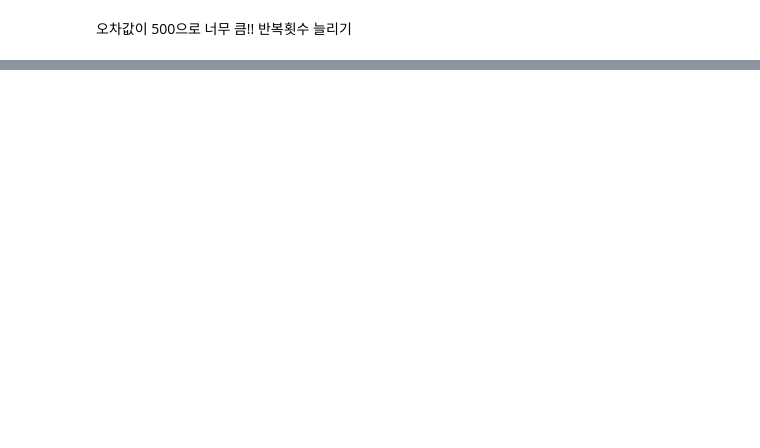
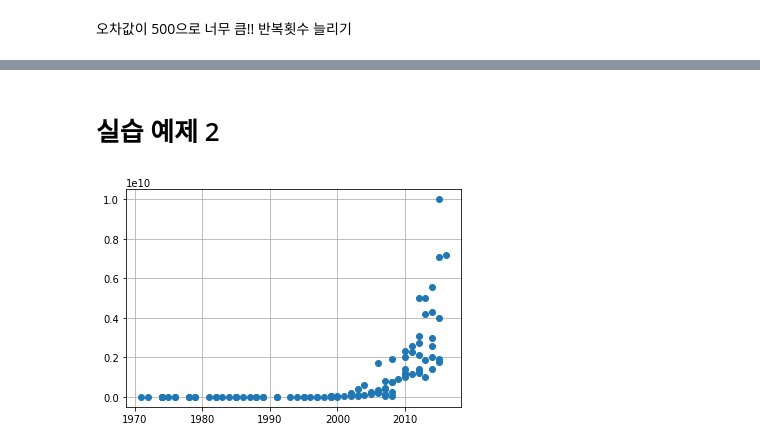
Before and after one commit to heewon330/TIL3, a Jupyter notebook: 선형회귀_hw.ipynb, the cells around one changed output, grey strips where cells are left out. Drawn from its saved outputs; the diff is of its cells as text; code cells hidden in the pictures; blank space fills up the shorter version.

```diff
--- a/선형회귀_hw.ipynb
+++ b/선형회귀_hw.ipynb
@@ -1099,0 +1233,12 @@ print( *beta0 )
+# %% [markdown]
+# 실습 예제 2
+# %%
+rawData = np.load('/content/drive/MyDrive/멀티캠퍼스/data/moore.npz')
+x=rawData['X']
+y=rawData['y']
+# %%
+plt.plot(x, y, 'o')
+plt.grid()
+plt.show()
+# %% [output]
+[figure, added]
```
Also changed, not shown: parts of 44 cells of this notebook.
